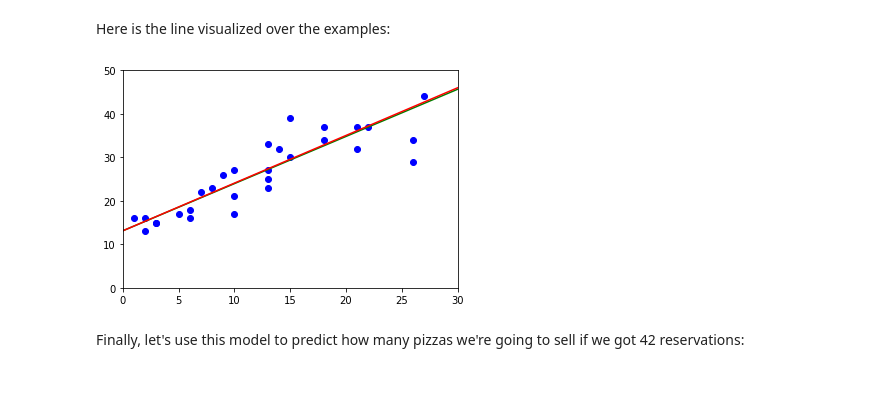
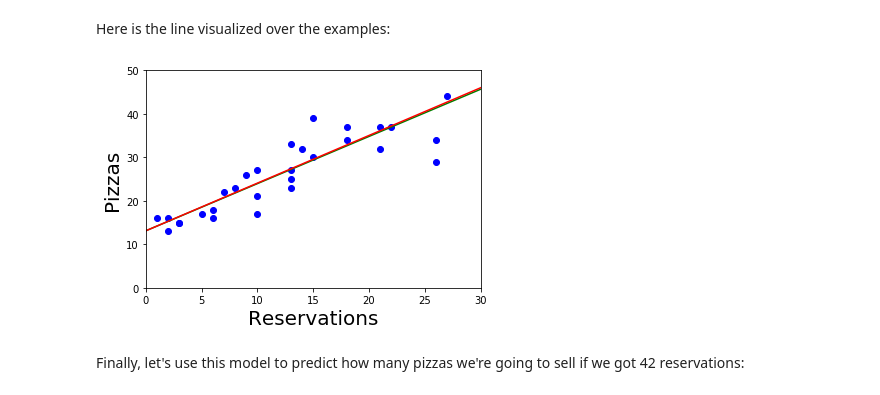
Before and after one commit to Jyffe/MachineLearning, a Jupyter notebook: PizzaML/PizzaML.ipynb, the cells around one changed output. Cells and saved outputs as stored; diff of their text form; code cells hidden in the pictures.

```diff
--- a/PizzaML/PizzaML.ipynb
+++ b/PizzaML/PizzaML.ipynb
@@ -376,19 +376,19 @@ Trained with a simple training function was : loss = 11.431783 w = 1.100000 b =
 Here is the line visualized over the examples:
 # %%
 # Plot the examples like we did before:
-#plt.xlabel("Reservations", fontsize=20)
-#plt.ylabel("Pizzas", fontsize=20)
+plt.xlabel("Reservations", fontsize=20)
+plt.ylabel("Pizzas", fontsize=20)
 plt.axis([0, 30, 0, 50])
 plt.plot(X, Y, "bo")
 
 # Plot the line:
 plt.plot([0, 50], [b, predict(50, w2, b2)], color="g")
 plt.plot([0, 50], [b, predict(50, w1, b1)], color="r")
 
 # Visualize the diagram:
 plt.show()
 # %% [output]
-[figure, old version]
+[figure, new version]
 # %% [markdown]
 Finally, let's use this model to predict how many pizzas we're going to sell if we got 42 reservations:
 # %%
```
